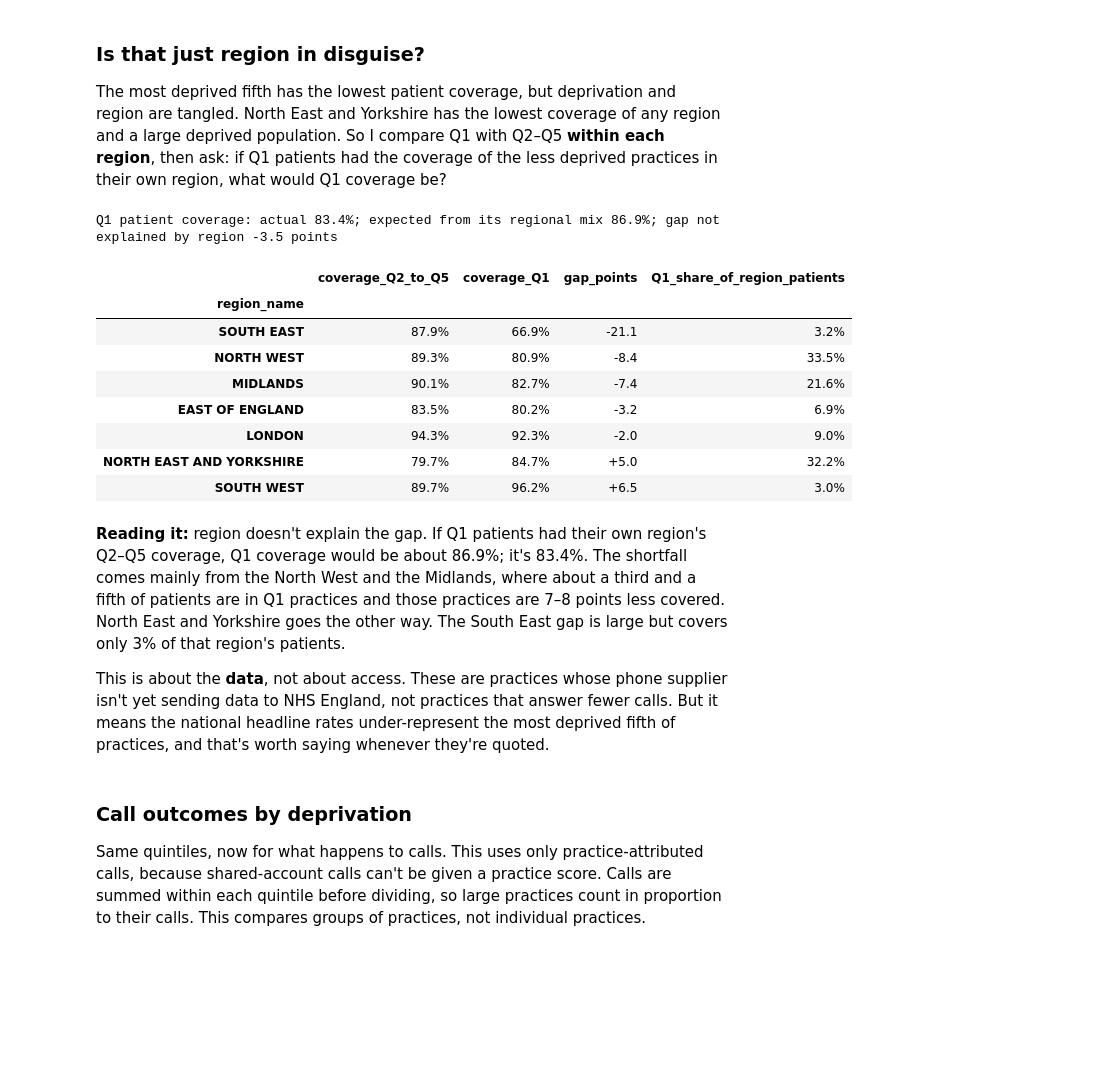
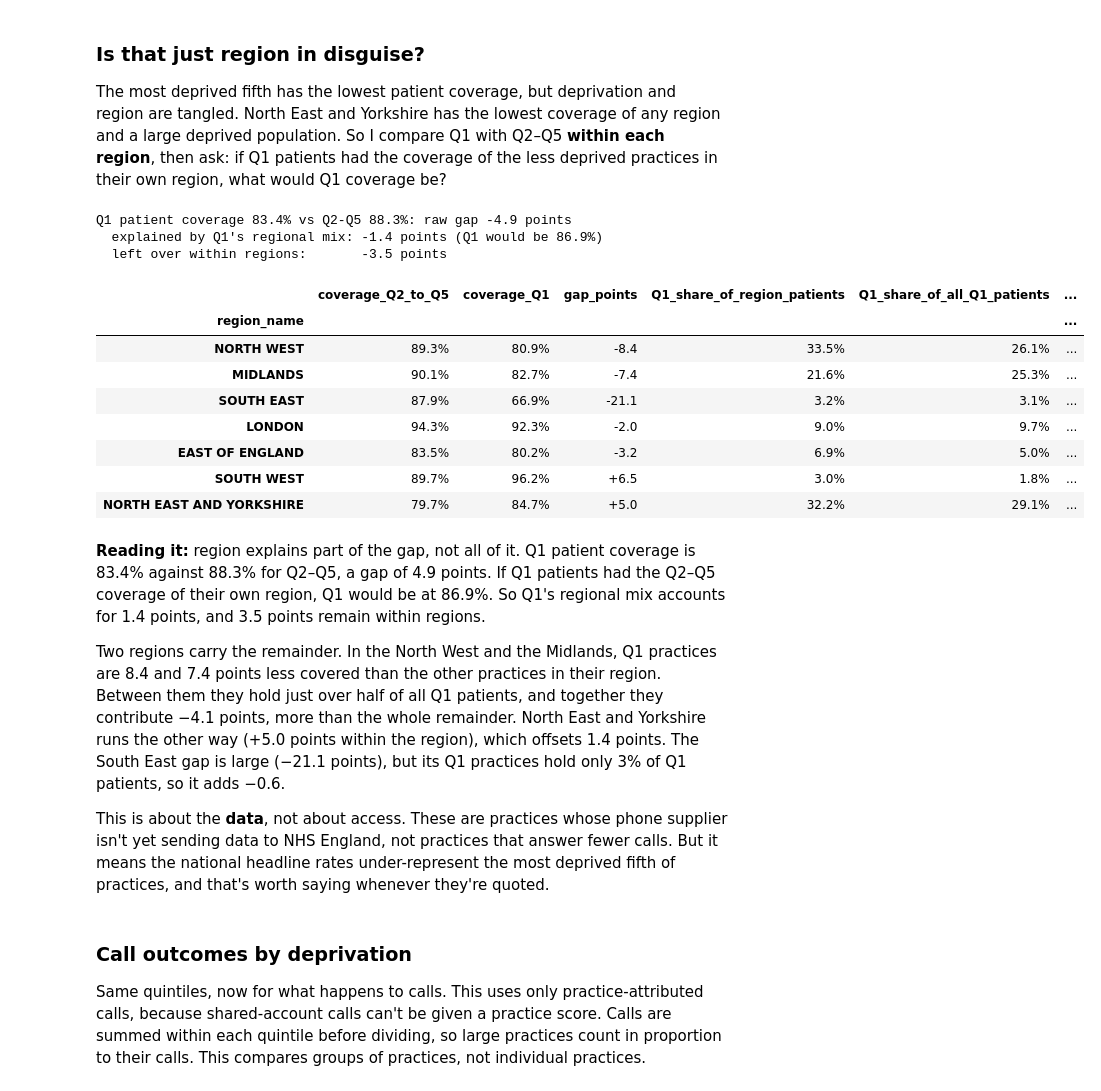
Before and after one commit to YusufIsmailayo/nhs-gp-cloud-telephony-pipeline, a Jupyter notebook: notebooks/03_gold.ipynb, the cells around one changed output. Saved outputs shown, nothing was run; the diff lists cells and outputs as text; code cells hidden in the pictures; blank space fills up the shorter version.

```diff
--- a/notebooks/03_gold.ipynb
+++ b/notebooks/03_gold.ipynb
@@ -480,38 +574,55 @@ Q1 coverage be?
 # %%
 scored = pdim[pdim.imd2025_score.notna()].assign(q1=lambda t: t.imd_quintile.eq("Q1 most deprived"))
 def cov(g):
     return (g.patients * g.included).sum() / g.patients.sum()
 within = scored.groupby(["region_name", "q1"]).apply(cov, include_groups=False).unstack()
 within.columns = ["coverage_Q2_to_Q5", "coverage_Q1"]
 within["gap_points"] = (within.coverage_Q1 - within.coverage_Q2_to_Q5) * 100
 within["Q1_share_of_region_patients"] = scored.groupby("region_name").apply(
     lambda g: g.loc[g.q1, "patients"].sum() / g.patients.sum(), include_groups=False)
 q1 = scored[scored.q1]
 q1_weights = q1.groupby("region_name").patients.sum()
 expected = (q1_weights * within.coverage_Q2_to_Q5).sum() / q1_weights.sum()
 actual = cov(q1)
-print(f"Q1 patient coverage: actual {actual:.1%}; expected from its regional mix {expected:.1%}; "
-      f"gap not explained by region {(actual - expected) * 100:+.1f} points")
+# I split the raw Q1 gap into the part its regional mix accounts for and the part left over
+rest = cov(scored[~scored.q1])
+# I give each region its share of the leftover: its share of Q1 patients x its own Q1 gap. These sum to the leftover.
+within["Q1_share_of_all_Q1_patients"] = q1_weights / q1_weights.sum()
+within["contribution_to_gap_points"] = within.Q1_share_of_all_Q1_patients * within.gap_points
+assert abs(within.contribution_to_gap_points.sum() - (actual - expected) * 100) < 1e-9
+print(f"Q1 patient coverage {actual:.1%} vs Q2-Q5 {rest:.1%}: raw gap {(actual - rest) * 100:+.1f} points")
+print(f"  explained by Q1's regional mix: {(expected - rest) * 100:+.1f} points (Q1 would be {expected:.1%})")
+print(f"  left over within regions:       {(actual - expected) * 100:+.1f} points")
 within.to_csv(GOLD_DIR / f"deprivation_gap_within_region_{MONTH}.csv")
-within.sort_values("gap_points").style.format({"coverage_Q2_to_Q5": "{:.1%}", "coverage_Q1": "{:.1%}",
-                                               "gap_points": "{:+.1f}", "Q1_share_of_region_patients": "{:.1%}"})
+within.sort_values("contribution_to_gap_points").style.format({
+    "coverage_Q2_to_Q5": "{:.1%}", "coverage_Q1": "{:.1%}", "gap_points": "{:+.1f}",
+    "Q1_share_of_region_patients": "{:.1%}", "Q1_share_of_all_Q1_patients": "{:.1%}",
+    "contribution_to_gap_points": "{:+.2f}"})
 # %% [output]
-Q1 patient coverage: actual 83.4%; expected from its regional mix 86.9%; gap not explained by region -3.5 points
+Q1 patient coverage 83.4% vs Q2-Q5 88.3%: raw gap -4.9 points
+  explained by Q1's regional mix: -1.4 points (Q1 would be 86.9%)
+  left over within regions:       -3.5 points
-|  | coverage_Q2_to_Q5 | coverage_Q1 | gap_points | Q1_share_of_region_patients |
-| region_name |  |  |  |  |
-| SOUTH EAST | 87.9% | 66.9% | -21.1 | 3.2% |
-| NORTH WEST | 89.3% | 80.9% | -8.4 | 33.5% |
-| MIDLANDS | 90.1% | 82.7% | -7.4 | 21.6% |
-| EAST OF ENGLAND | 83.5% | 80.2% | -3.2 | 6.9% |
-| LONDON | 94.3% | 92.3% | -2.0 | 9.0% |
-| NORTH EAST AND YORKSHIRE | 79.7% | 84.7% | +5.0 | 32.2% |
-| SOUTH WEST | 89.7% | 96.2% | +6.5 | 3.0% |
+|  | coverage_Q2_to_Q5 | coverage_Q1 | gap_points | Q1_share_of_region_patients | Q1_share_of_all_Q1_patients | ... |
+| region_name |  |  |  |  |  | ... |
+| NORTH WEST | 89.3% | 80.9% | -8.4 | 33.5% | 26.1% | ... |
+| MIDLANDS | 90.1% | 82.7% | -7.4 | 21.6% | 25.3% | ... |
+| SOUTH EAST | 87.9% | 66.9% | -21.1 | 3.2% | 3.1% | ... |
+| LONDON | 94.3% | 92.3% | -2.0 | 9.0% | 9.7% | ... |
+| EAST OF ENGLAND | 83.5% | 80.2% | -3.2 | 6.9% | 5.0% | ... |
+| SOUTH WEST | 89.7% | 96.2% | +6.5 | 3.0% | 1.8% | ... |
+| NORTH EAST AND YORKSHIRE | 79.7% | 84.7% | +5.0 | 32.2% | 29.1% | ... |
 # %% [markdown]
-**Reading it:** region doesn't explain the gap. If Q1 patients had their own region's Q2–Q5
-coverage, Q1 coverage would be about 86.9%; it's 83.4%. The shortfall comes mainly from
-the North West and the Midlands, where about a third and a fifth of patients are in Q1
-practices and those practices are 7–8 points less covered. North East and Yorkshire goes
-the other way. The South East gap is large but covers only 3% of that region's patients.
+**Reading it:** region explains part of the gap, not all of it. Q1 patient coverage is 83.4%
+against 88.3% for Q2–Q5, a gap of 4.9 points. If Q1 patients had the Q2–Q5 coverage of their
+own region, Q1 would be at 86.9%. So Q1's regional mix accounts for 1.4 points, and 3.5 points
+remain within regions.
+
+Two regions carry the remainder. In the North West and the Midlands, Q1 practices are 8.4 and
+7.4 points less covered than the other practices in their region. Between them they hold just
+over half of all Q1 patients, and together they contribute −4.1 points, more than the whole
+remainder. North East and Yorkshire runs the other way (+5.0 points within the region), which
+offsets 1.4 points. The South East gap is large (−21.1 points), but its Q1 practices hold only
+3% of Q1 patients, so it adds −0.6.
 
 This is about the **data**, not about access. These are practices whose phone supplier
 isn't yet sending data to NHS England, not practices that answer fewer calls. But it
```
Also changed, not shown: parts of 12 cells of this notebook, 24 other files.
